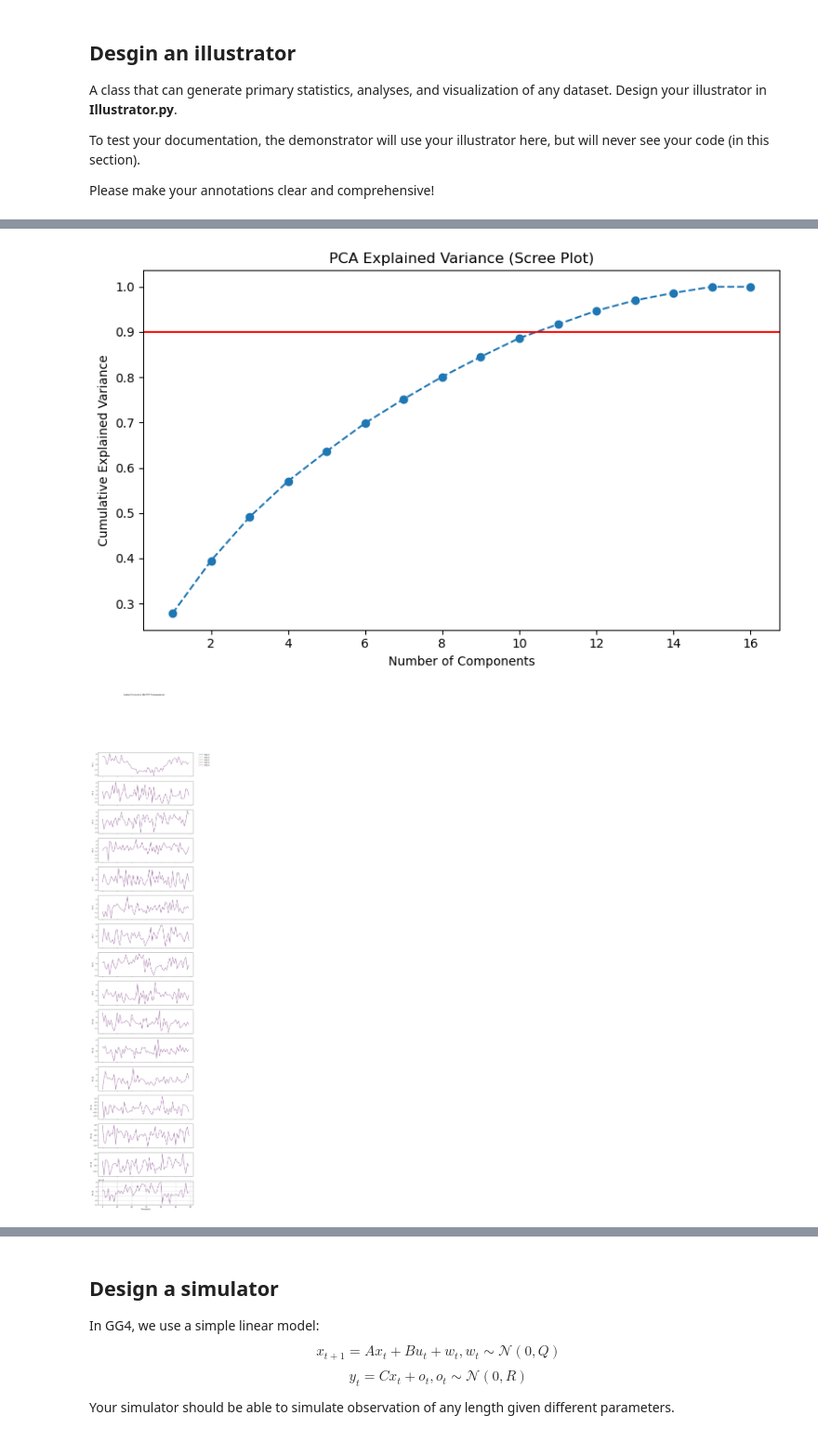
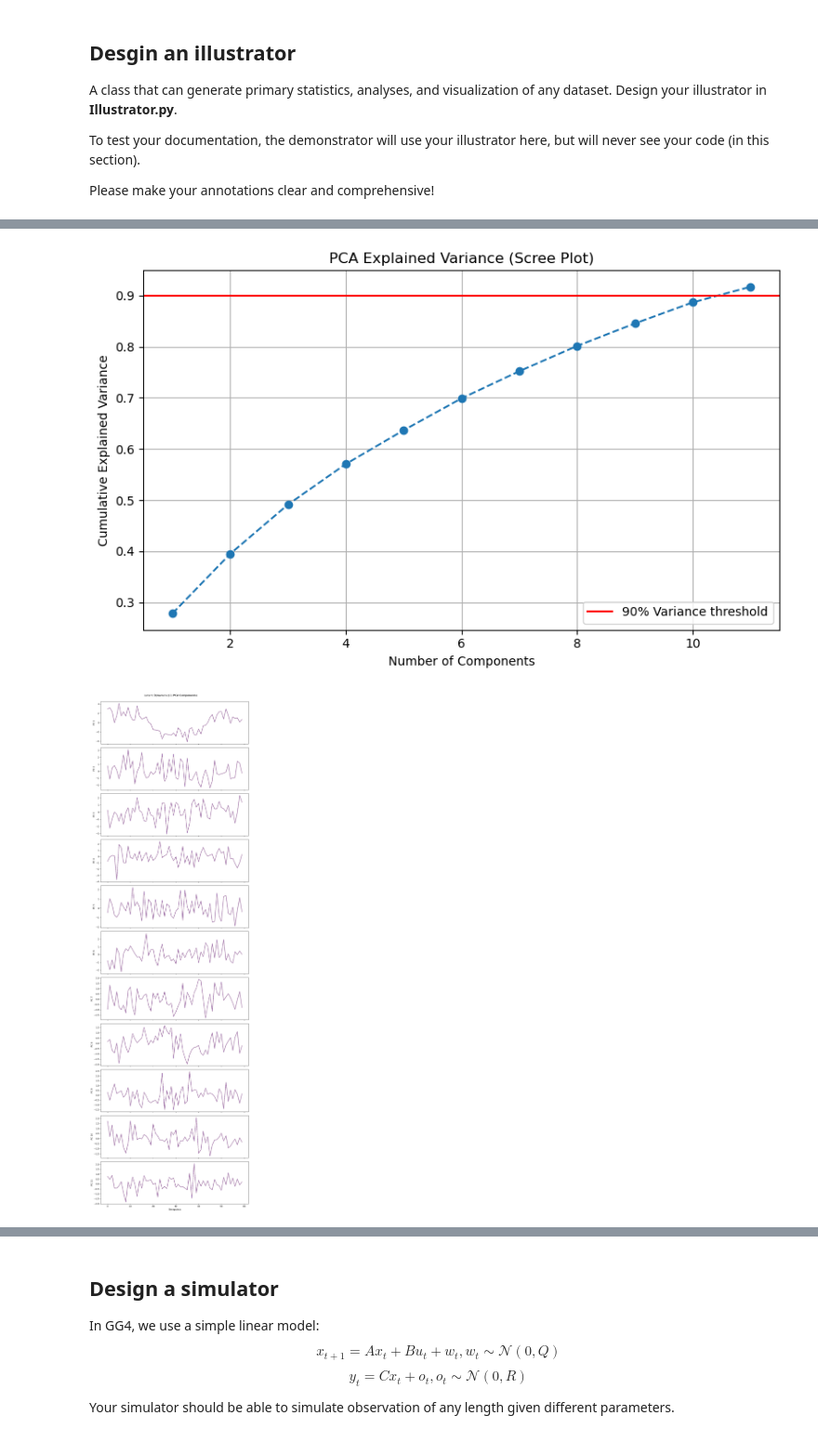
Before and after one commit to 108AM/Neural-Control-with-Adaptive-State-Estimation, a Jupyter notebook: week1.ipynb, the cells around one changed output, grey strips where cells are left out. Shown at 93% size. Saved outputs shown, nothing was run; the diff lists cells and outputs as text; code cells hidden in the pictures.

Commit message:
refactor: cleaned up illustrator code
Co-authored-by: Copilot <copilot@github.com>

```diff
--- a/week1.ipynb
+++ b/week1.ipynb
@@ -56,14 +56,14 @@ Please make your annotations clear and comprehensive!
 # %%
 from Illustrator import Illustrator
 
 illustrator = Illustrator(data)
 illustrator.plot_neuron_activity(plot_mean=True, centered=True) # Plot activity of the first neuron across all trials
-pcs = illustrator.pca()
+pcs = illustrator.pca(n_components=11, plot=True) # Perform PCA and plot the first 10 principal components
 illustrator.plot_neuron_heatmap()
 # %% [output]
 [figure]
-[figure, old version]
+[figure, new version]
-[figure, old version]
+[figure, new version]
 [figure]
 # %% [markdown]
 ## Design a simulator
```
Also changed, not shown: parts of 1 cell of this notebook, 1 other file.
